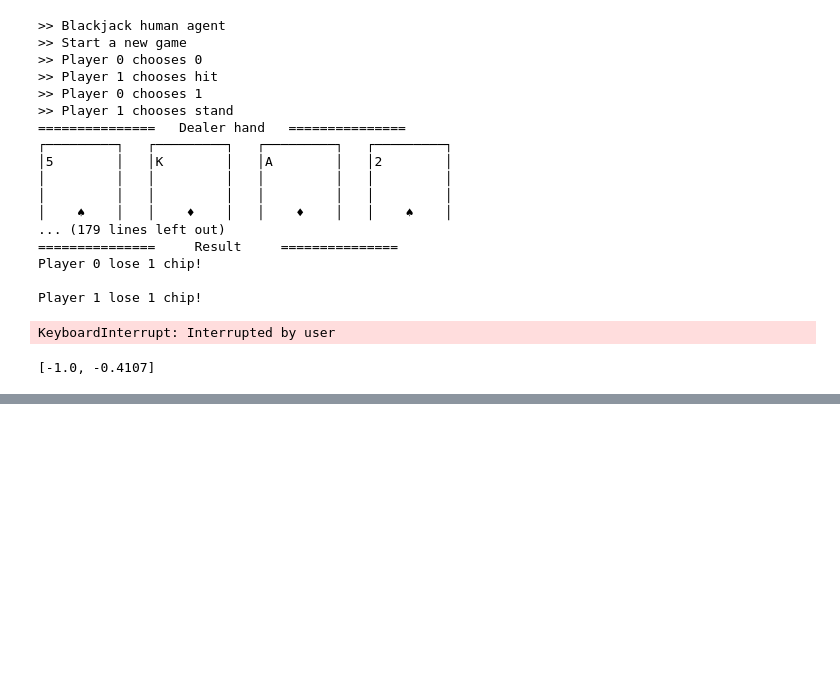
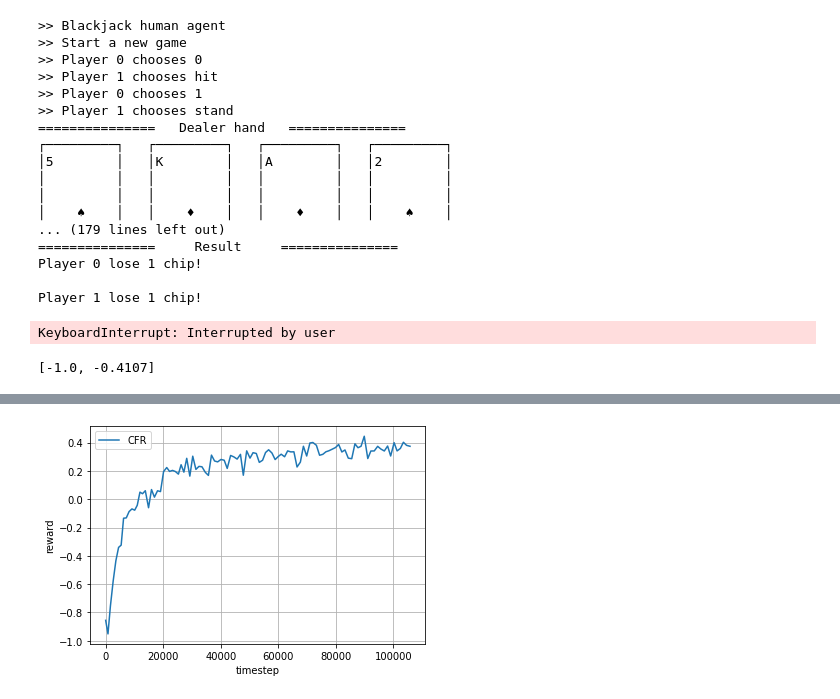
Before and after one commit to aditya140/rlcard, a Jupyter notebook: dev.ipynb, the cells around one changed output, grey strips where cells are left out. Drawn from its saved outputs; the diff is of its cells as text; code cells hidden in the pictures; blank space fills up the shorter version.

Commit message:
all cfr agents

```diff
--- a/dev.ipynb
+++ b/dev.ipynb
@@ -395,0 +526,51 @@ tournament(env,10000)
+# %%
+''' An example of solve Leduc Hold'em with CFR
+'''
+import numpy as np
+
+import rlcard
+from rlcard.agents import EMCCFRAgent
+from rlcard import models
+from rlcard.utils import set_global_seed, tournament
+from rlcard.utils import Logger
+
+# Make environment and enable human mode
+env = rlcard.make('leduc-holdem', config={'seed': 0, 'allow_step_back':True})
+eval_env = rlcard.make('leduc-holdem', config={'seed': 0})
+
+# Set the iterations numbers and how frequently we evaluate the performance and save model
+evaluate_every = 100
+save_plot_every = 1000
+evaluate_num = 10000
+episode_num = 10000
+
+# The paths for saving the logs and learning curves
+log_dir = './experiments/leduc_holdem_cfr_result/'
+
+# Set a global seed
+set_global_seed(0)
+
+# Initilize CFR Agent
+agent = EMCCFRAgent(env,epsilon = 0.4, tau = 1, beta = 0)
+# agent.load()  # If we have saved model, we first load the model
+
+# Evaluate CFR against pre-trained NFSP
+eval_env.set_agents([agent, models.load('leduc-holdem-nfsp').agents[0]])
+
+# Init a Logger to plot the learning curve
+logger = Logger(log_dir)
+
+for episode in range(episode_num):
+    agent.train()
+    print('\rIteration {}'.format(episode), end='')
+    # Evaluate the performance. Play with NFSP agents.
+    if episode % evaluate_every == 0:
+        agent.save() # Save model
+        logger.log_performance(env.timestep, tournament(eval_env, evaluate_num)[0])
+
+# Close files in the logger
+logger.close_files()
+
+# Plot the learning curve
+logger.plot('CFR')
+# %% [output]
@@ -395,0 +594 @@ tournament(env,10000)
+[figure, added]
```
Also changed, not shown: parts of 12 cells of this notebook, 7 other files.
